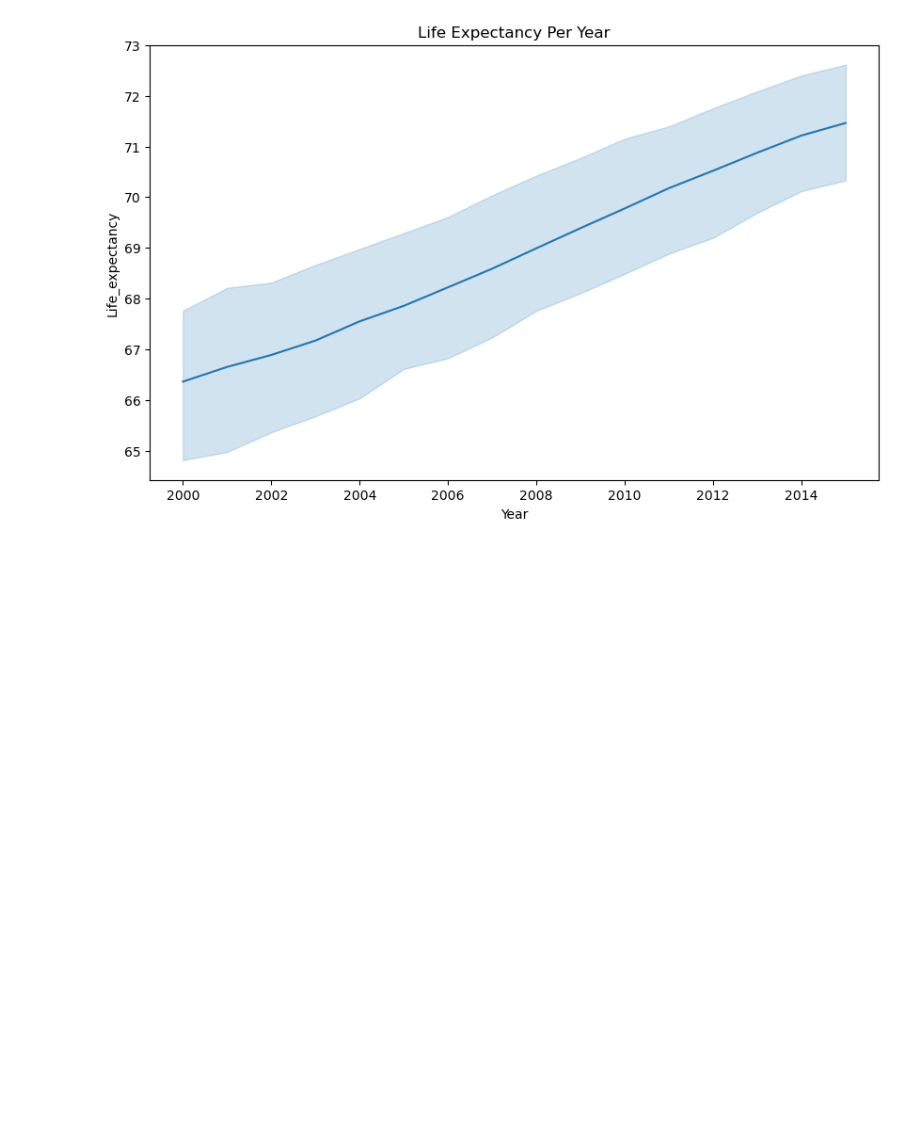
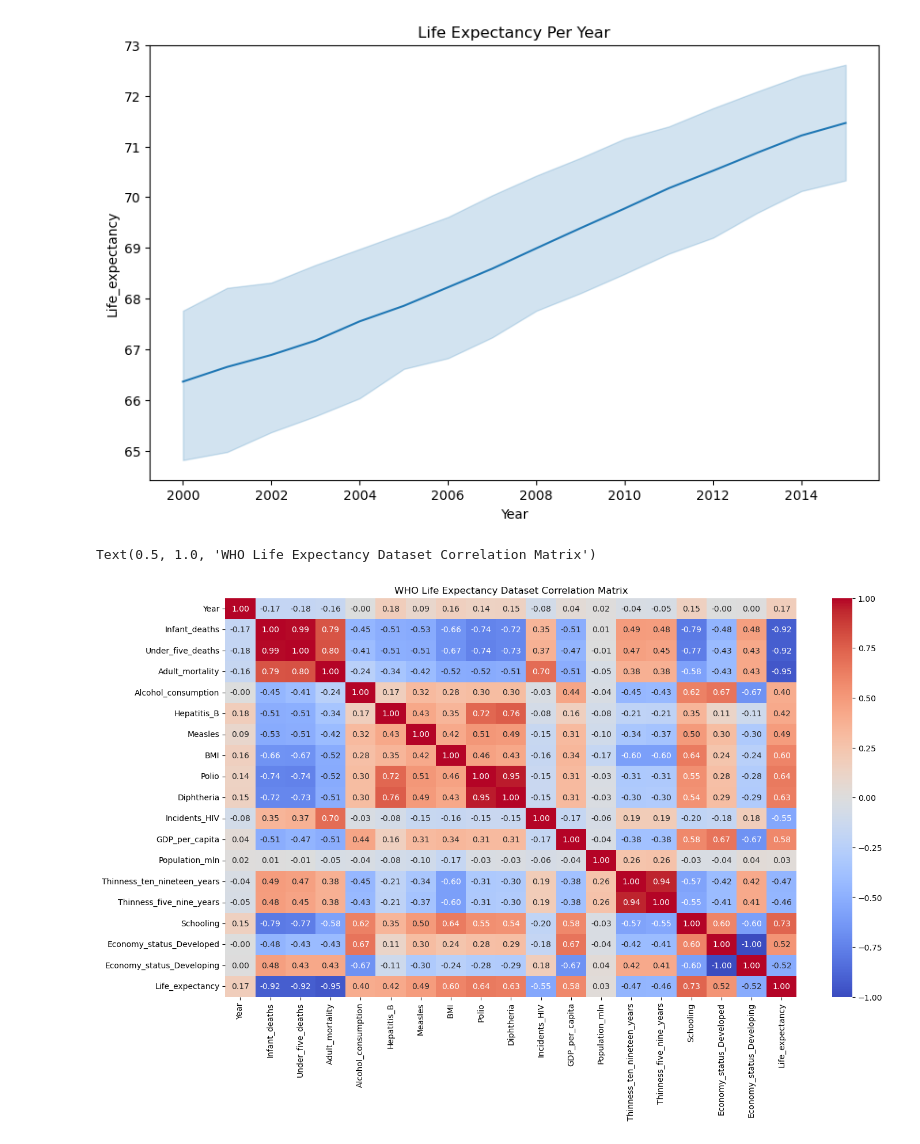
Before and after one commit to emmanuelakinmokun/ml-trailhead, a Jupyter notebook: Phase_1/analytical_sprint.ipynb, the cells around one changed output. Cells and saved outputs as stored; diff of their text form; code cells hidden in the pictures; blank space fills up the shorter version.

Commit message:
Heatmap of corr-matrix

```diff
--- a/Phase_1/analytical_sprint.ipynb
+++ b/Phase_1/analytical_sprint.ipynb
@@ -228,3 +228,11 @@ sns.lineplot(data=df, y = 'Life_expectancy', x = 'Year')
 # %% [output]
 <Axes: title={'center': 'Life Expectancy Per Year'}, xlabel='Year', ylabel='Life_expectancy'>
 [figure]
+# %%
+corr_matrix = df.corr(numeric_only=True)
+plt.figure(figsize=(16,9))
+sns.heatmap(data=corr_matrix, annot=True, cmap='coolwarm', fmt ='.2f')
+plt.title('WHO Life Expectancy Dataset Correlation Matrix')
+# %% [output]
+Text(0.5, 1.0, 'WHO Life Expectancy Dataset Correlation Matrix')
+[figure, added]
```
